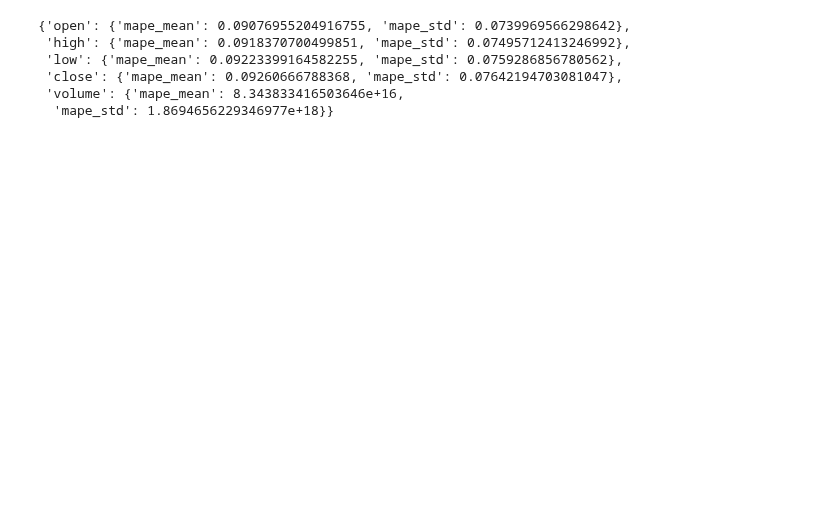
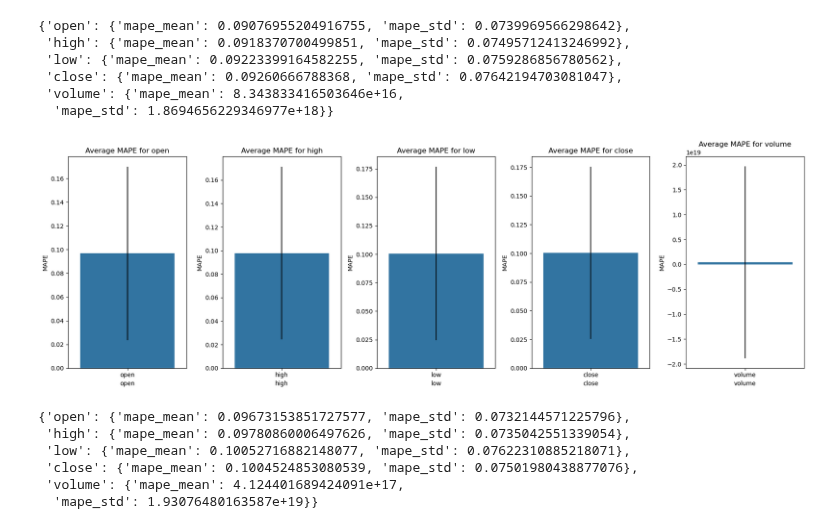
Before and after one commit to mayushii21/market-dashboard, a Jupyter notebook: archive/prophet.ipynb, the cells around one changed output. Saved outputs shown, nothing was run; the diff lists cells and outputs as text; code cells hidden in the pictures; blank space fills up the shorter version.

```diff
--- a/archive/prophet.ipynb
+++ b/archive/prophet.ipynb
@@ -126,3 +145,78 @@ average_scores
  'close': {'mape_mean': 0.09260666788368, 'mape_std': 0.07642194703081047},
  'volume': {'mape_mean': 8.343833416503646e+16,
   'mape_std': 1.8694656229346977e+18}}
+# %%
+from sklearn.model_selection import TimeSeriesSplit
+
+def fit_prophet_model(train_df, column):
+    train_df = train_df[["date", column]].rename(columns={"date": "ds", column: "y"})
+    model = Prophet()
+    model.fit(train_df)
+    return model
+
+def predict_prophet_model(test_df, column, model):
+    test_df = test_df[["date", column]].rename(columns={"date": "ds", column: "y"})
+    future = model.make_future_dataframe(periods=len(test_df), freq="B")
+    forecast = model.predict(future)
+    predictions = forecast[["ds", "yhat"]].iloc[-len(test_df):]
+    return predictions
+
+# Store the average MAPE
+average_mape = {column: [] for column in ["open", "high", "low", "close", "volume"]}
+
+# Calculate the MAPE for each symbol and column using TimeSeriesSplit
+symbols = data["symbol"].unique()
+
+for symbol in symbols:
+    symbol_data = data[data["symbol"] == symbol]
+
+    tscv = TimeSeriesSplit(n_splits=5)  # Number of splits, adjust as needed
+    for train_index, test_index in tscv.split(symbol_data):
+        train_symbol_data = symbol_data.iloc[train_index]
+        test_symbol_data = symbol_data.iloc[test_index]
+
+        for column in ["open", "high", "low", "close", "volume"]:
+            model = fit_prophet_model(train_symbol_data, column)
+            predictions = predict_prophet_model(test_symbol_data, column, model)
+            mape = mean_absolute_percentage_error(
+                test_symbol_data[column].values, predictions["yhat"]
+            )
+            average_mape[column].append(mape)
+
+# Calculate the average and standard deviation for each column
+average_scores = {
+    column: {
+        "mape_mean": np.mean(average_mape[column]),
+        "mape_std": np.std(average_mape[column]),
+    }
+    for column in ["open", "high", "low", "close", "volume"]
+}
+
+# Plotting the MAPE results
+fig, ax = plt.subplots(1, len(average_scores), figsize=(18, 6))
+
+for idx, (column, scores) in enumerate(average_scores.items()):
+    sns.barplot(
+        x=[column],
+        y=[scores["mape_mean"]],
+        yerr=[scores["mape_std"]],
+        capsize=0.1,
+        ax=ax[idx],
+    )
+    ax[idx].set_title(f"Average MAPE for {column}")
+    ax[idx].set_ylabel("MAPE")
+    ax[idx].set_xlabel(column)
+
+plt.tight_layout()
+plt.show()
+# %% [output]
+[figure, added]
+# %%
+average_scores
+# %% [output]
+{'open': {'mape_mean': 0.09673153851727577, 'mape_std': 0.0732144571225796},
+ 'high': {'mape_mean': 0.09780860006497626, 'mape_std': 0.0735042551339054},
+ 'low': {'mape_mean': 0.10052716882148077, 'mape_std': 0.07622310885218071},
+ 'close': {'mape_mean': 0.1004524853080539, 'mape_std': 0.07501980438877076},
+ 'volume': {'mape_mean': 4.124401689424091e+17,
+  'mape_std': 1.93076480163587e+19}}
```
Also changed, not shown: parts of 12 cells of this notebook.
